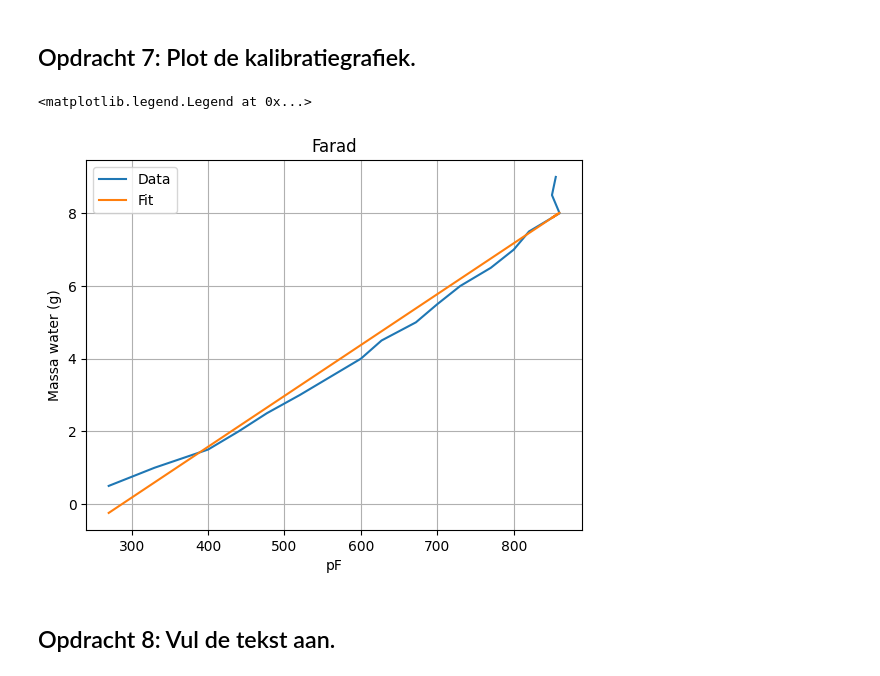
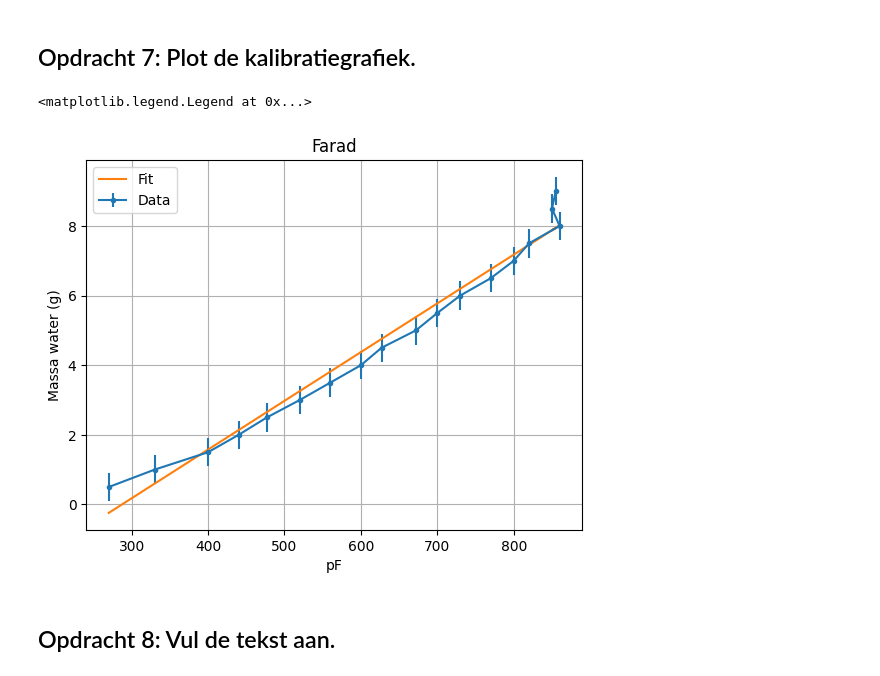
Before and after one commit to tijnderks-maker/opdrachten-DEF-D, a Jupyter notebook: FysiekeOntwerpopdrachten/2OntwerpEenSensorCondensator/DEFOntwerpopdracht2OntwerpEenSensorInvulTemplate.ipynb, the cells around one changed output. Drawn from its saved outputs; the diff is of its cells as text; code cells hidden in the pictures.

Commit message:
Error bars + LT Spice

```diff
--- a/FysiekeOntwerpopdrachten/2OntwerpEenSensorCondensator/DEFOntwerpopdracht2OntwerpEenSensorInvulTemplate.ipynb
+++ b/FysiekeOntwerpopdrachten/2OntwerpEenSensorCondensator/DEFOntwerpopdracht2OntwerpEenSensorInvulTemplate.ipynb
@@ -324,14 +324,15 @@ percipitation_mm=mm_water(dMass)
 # Percipitation in mm/h
 water_rate=percipitation_mm/dTimesH
 
-print(f'Relative permitivity sponge: {popt[0]:.2f}')
-print(f'Avg. distance between plates: {(popt[1]*1000):.2f} mm')
 
+# Onzekerheid:
+residuals=Mass-VoltageMassFit(Voltages,*popt)
+sigma_mass=np.sqrt(np.mean(residuals**2))
 
 # PLOTTING (Consolidated)
 fig2,(ax1,ax2, ax3)=plt.subplots(3,1,figsize=(6,8))
 
-ax1.plot(Farad*10e11,Mass*1000,label='Data')
+ax1.errorbar(Farad*10e11,Mass*1000,yerr=sigma_mass*1000,fmt='o-',markersize=3,label='Data')
 ax1.plot(Farad*10e11,VoltageMassFit(Voltages,*popt)*1000,label='Fit')
 ax1.set_title('Farad')
 ax1.set_xlabel('pF')
@@ -352,4 +353,12 @@ ax3.grid(True)
 
 plt.tight_layout()
 plt.show()
+
+# Some additional computations:
+gevoeligheid = (Farad[-1]-Farad[0])/(Mass[-1]-Mass[0])
+print(f"Gem. gevoeligheid: {gevoeligheid:.2e}")
+
+residuals = Mass-VoltageMassFit(Voltages, *popt)
+uncertainty = np.sqrt(np.mean(residuals**2))
+print(f"Onzekerheid: {(uncertainty*1000):.3f} g")
 # %% [output]
@@ -377,16 +386,16 @@ Avg. distance between plates: 3.15 mm
 ## Opdracht 7: Plot de kalibratiegrafiek.
 # %%
 plt.figure()
-plt.plot(Farad*10e11,Mass*1000,label='Data')
+plt.errorbar(Farad*10e11,Mass*1000,yerr=sigma_mass*1000,fmt='o-',markersize=3,label='Data')
 plt.plot(Farad*10e11,VoltageMassFit(Voltages,*popt)*1000,label='Fit')
 plt.title('Farad')
 plt.xlabel('pF')
 plt.ylabel('Massa water (g)')
 plt.grid(True)
 plt.legend()
 # %% [output]
 <matplotlib.legend.Legend at 0x...>
-[figure, old version]
+[figure, new version]
 # %% [markdown]
 ## Opdracht 8: Vul de tekst aan.
 # %% [markdown]
```
Also changed, not shown: parts of 4 cells of this notebook.
